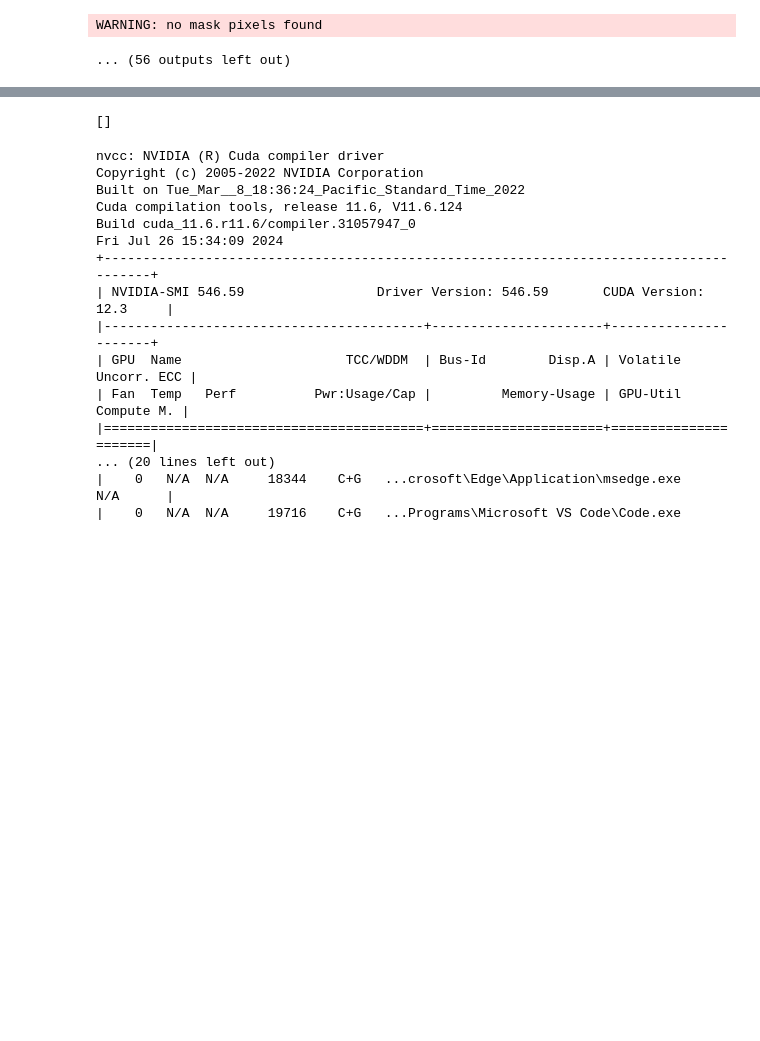
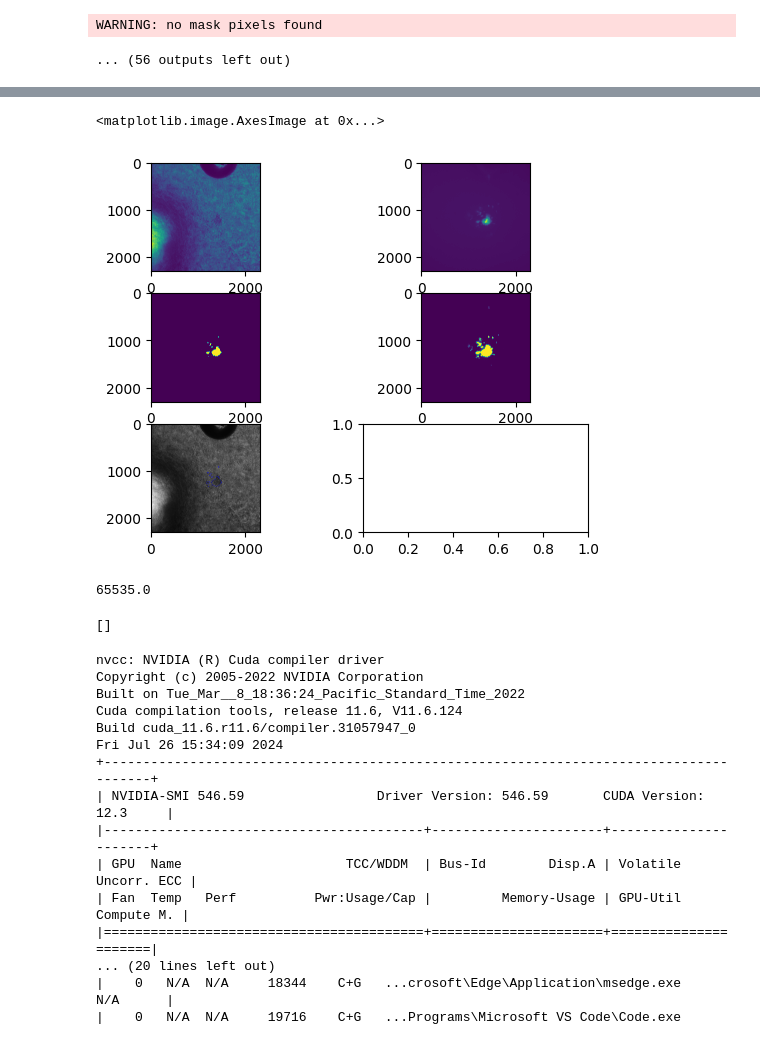
Before and after one commit to ArttuD/InstruProject, a Jupyter notebook: NikonPipes/CellPose.ipynb, the cells around one changed output, grey strips where cells are left out. Drawn from its saved outputs; the diff is of its cells as text; code cells hidden in the pictures; blank space fills up the shorter version.

```diff
--- a/NikonPipes/CellPose.ipynb
+++ b/NikonPipes/CellPose.ipynb
@@ -295,0 +352,35 @@ WARNING: no mask pixels found
+# %%
+diameter = 100
+fig, ax = plt.subplots(3,2)
+
+with ND2Reader(video_path) as images:
+    img_bf = images.get_frame_2D(c=1, t=10, z=10, x=0, y=0, v=1)
+    img_fl = images.get_frame_2D(c=0, t=10, z=10, x=0, y=0, v=1)
+
+ax[0,0].imshow(img_bf)
+ax[0,1].imshow(img_fl)
+
+#img_fl = scipy.ndimage.gaussian_filter(img_fl, (3,3))
+imgs_ = dn.eval(img_fl, channels=[0,0], diameter=diameter)
+tuned_fl = Kittler_16(imgs_, np.empty_like(imgs_))
+org_fl = Kittler_16(img_fl, np.empty_like(img_fl))
+
+ax[1,0].imshow(tuned_fl)
+ax[1,1].imshow(org_fl)
+
+frame = (tuned_fl/(2**16)*2**8).astype("uint8")
+img_bf = (img_bf/(2**16)*2**8).astype("uint8")
+contours, hierarchy = cv2.findContours(image=frame, mode=cv2.RETR_TREE, method=cv2.CHAIN_APPROX_NONE)
+
+img_bf = np.stack((img_bf,img_bf,img_bf),axis=-1)
+
+cv2.drawContours(img_bf, contours, -1, (0, 0, 255), 3)
+
+ax[2,0].imshow(img_bf)
+# %% [output]
+<matplotlib.image.AxesImage at 0x...>
+[figure, added]
+# %%
+np.max(tuned_fl)
+# %% [output]
+65535.0
```
Also changed, not shown: parts of 6 cells of this notebook, 1 other file.
